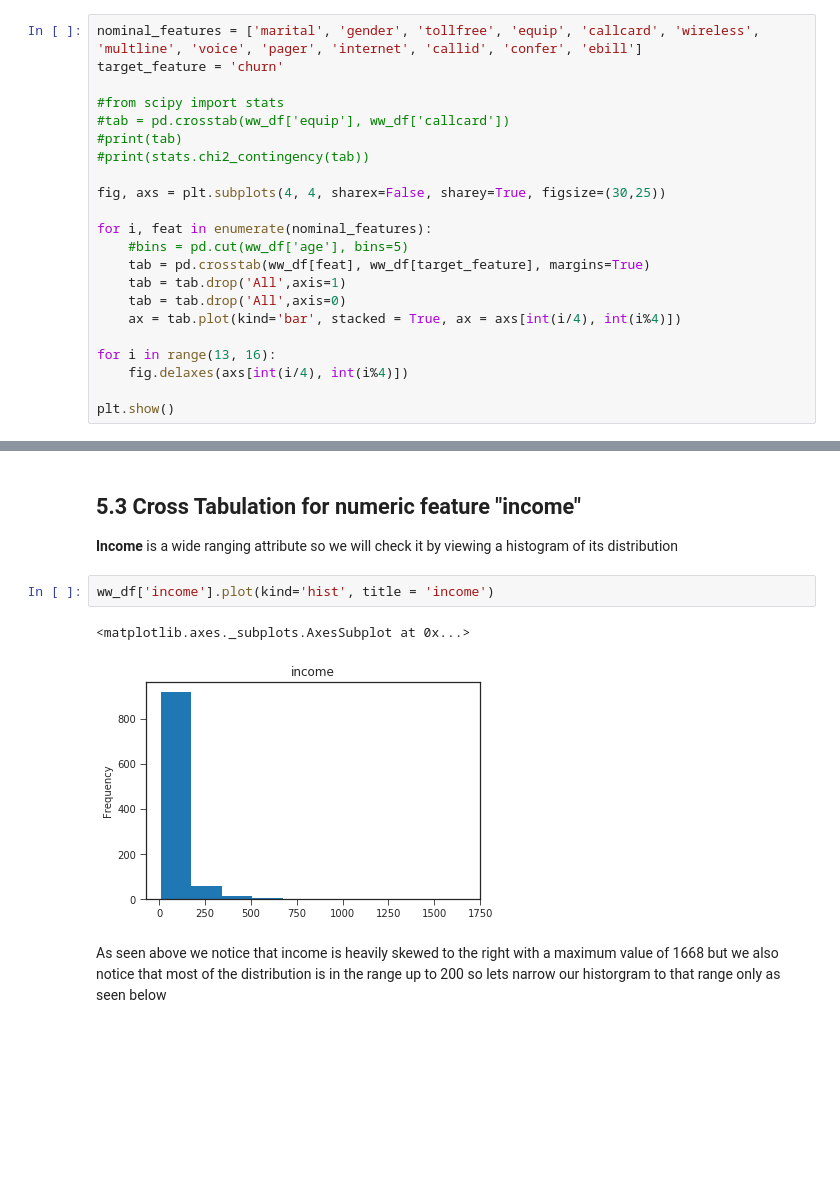
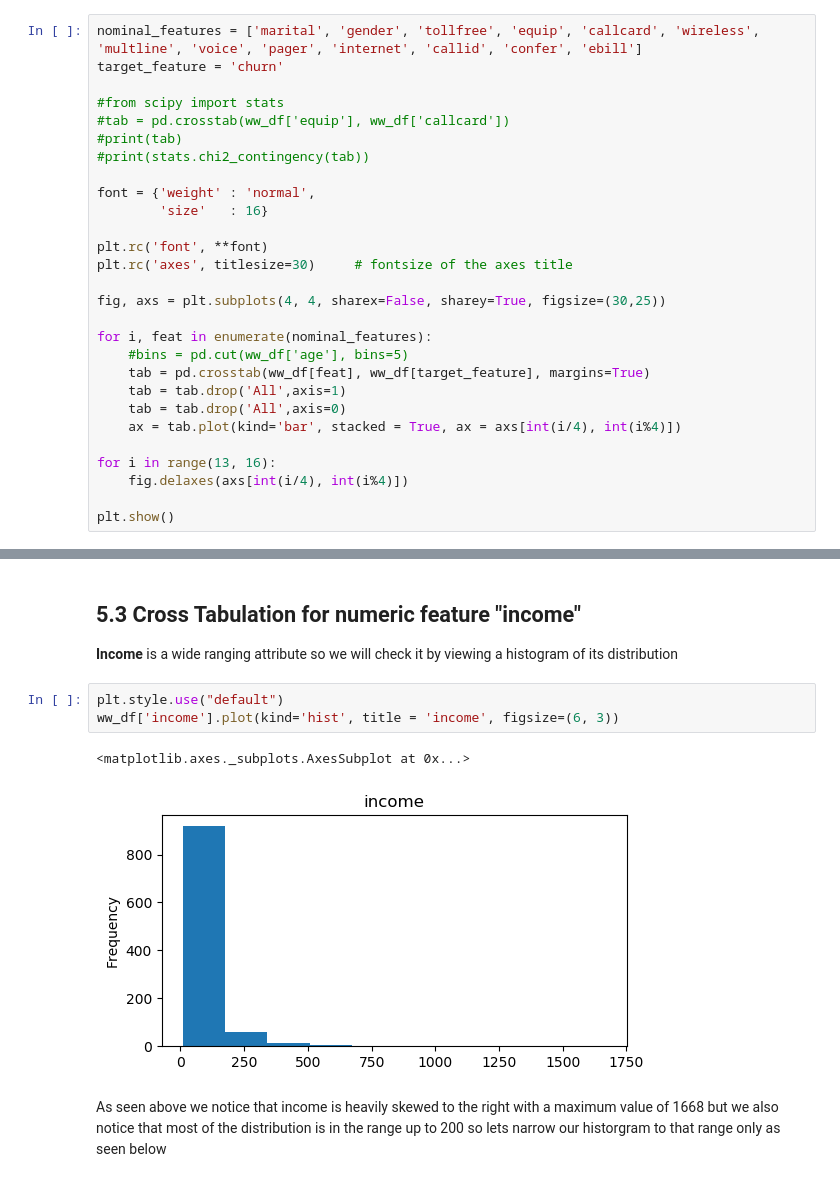
Before and after one commit to walidsi/data-science-bootcamp, a Jupyter notebook: Watson Wireless case.ipynb, the cells around one changed output, grey strips where cells are left out. Drawn from its saved outputs; the diff is of its cells as text; blank space fills up the shorter version.

```diff
--- a/Watson Wireless case.ipynb
+++ b/Watson Wireless case.ipynb
@@ -158,6 +161,12 @@ target_feature = 'churn'
 #tab = pd.crosstab(ww_df['equip'], ww_df['callcard'])
 #print(tab)
 #print(stats.chi2_contingency(tab))
+
+font = {'weight' : 'normal',
+        'size'   : 16}
+
+plt.rc('font', **font)
+plt.rc('axes', titlesize=30)     # fontsize of the axes title
 
 fig, axs = plt.subplots(4, 4, sharex=False, sharey=True, figsize=(30,25))
 
@@ -221,10 +230,11 @@ The cross tabulation above provides the following information about the relation
 ## 5.3 Cross Tabulation for numeric feature "income"
 <b>Income</b> is a wide ranging attribute so we will check it by viewing a histogram of its distribution
 # %%
-ww_df['income'].plot(kind='hist', title = 'income')
+plt.style.use("default")
+ww_df['income'].plot(kind='hist', title = 'income', figsize=(6, 3))
 # %% [output]
 <matplotlib.axes._subplots.AxesSubplot at 0x...>
-[figure, old version]
+[figure, new version]
 # %% [markdown]
 As seen above we notice that income is heavily skewed to the right with a maximum value of 1668 but we also notice that most of the distribution is in the range up to 200 so lets narrow our historgram to that range only as seen below
 # %%
```
Also changed, not shown: parts of 7 cells of this notebook.
